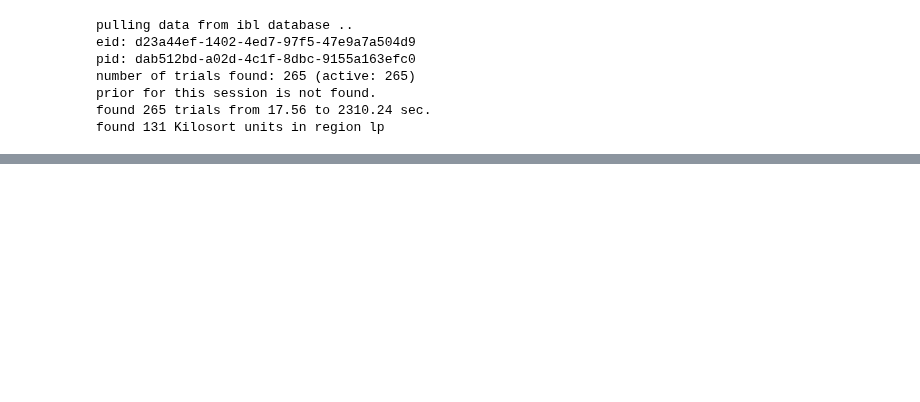
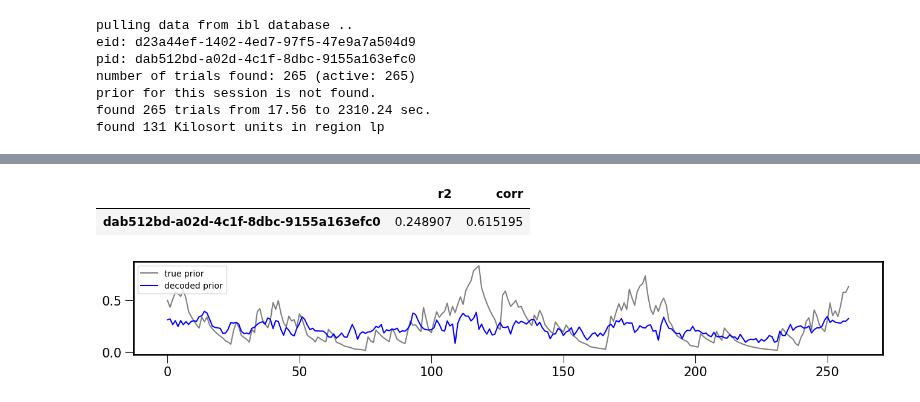
Before and after one commit to yzhang511/neural_decoding, a Jupyter notebook: notebooks/full_rank_model.ipynb, the cells around one changed output, grey strips where cells are left out. Cells and saved outputs as stored; diff of their text form; code cells hidden in the pictures; blank space fills up the shorter version.

Commit message:
add prior decoding

```diff
--- a/notebooks/full_rank_model.ipynb
+++ b/notebooks/full_rank_model.ipynb
@@ -252,0 +257,9 @@ for pid_idx, pid in enumerate(pids):
+# %%
+X_dict, Y_dict = load_data_from_pids(
+    pids,
+    brain_region="lp",
+    behavior="prior",
+    data_type="all_ks",
+    n_t_bins = 30,
+    prior_path="/mnt/3TB/yizi/Downloads/ONE/openalyx.internationalbrainlab.org/paper_repro_ephys_data/figure9_10/priors/"
+)
@@ -252,0 +415,18 @@ for pid_idx, pid in enumerate(pids):
+# %%
+metrics_dict = {}
+for pid in pids:
+    metrics_dict.update({pid: np.mean(metrics[pid], 0)})
+metrics_df = pd.DataFrame(metrics_dict).T
+metrics_df.columns = ["r2", "corr"]
+metrics_df
+# %% [output]
+|  | r2 | corr |
+| dab512bd-a02d-4c1f-8dbc-9155a163efc0 | 0.248907 | 0.615195 |
+# %%
+plt.figure(figsize=(16,2))
+plt.plot(y_obs[pid], color="gray", label="true prior")
+plt.plot(y_pred[pid], color="blue", label="decoded prior")
+plt.legend()
+plt.show()
+# %% [output]
+[figure, added]
```
Also changed, not shown: parts of 11 cells of this notebook, 4 other files.
